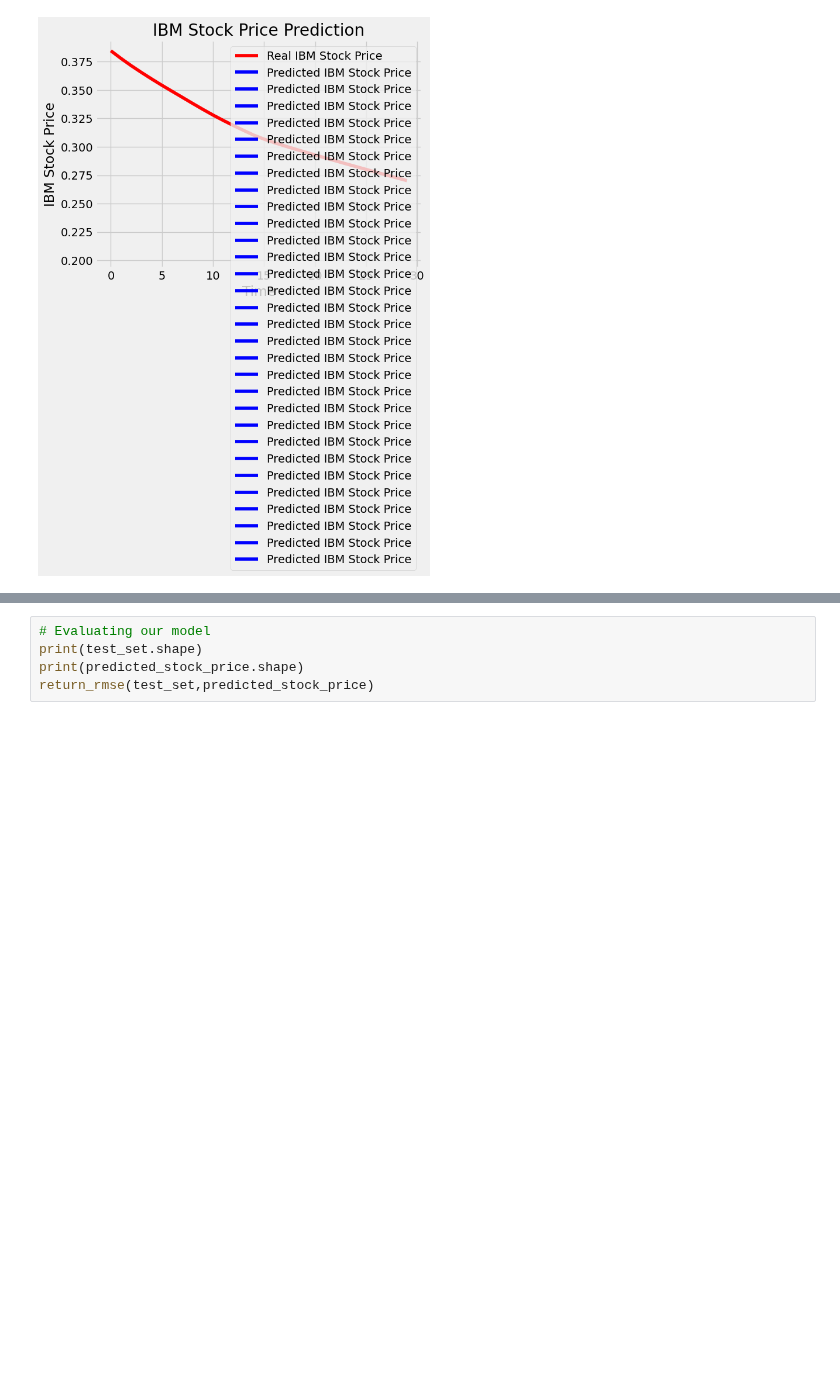
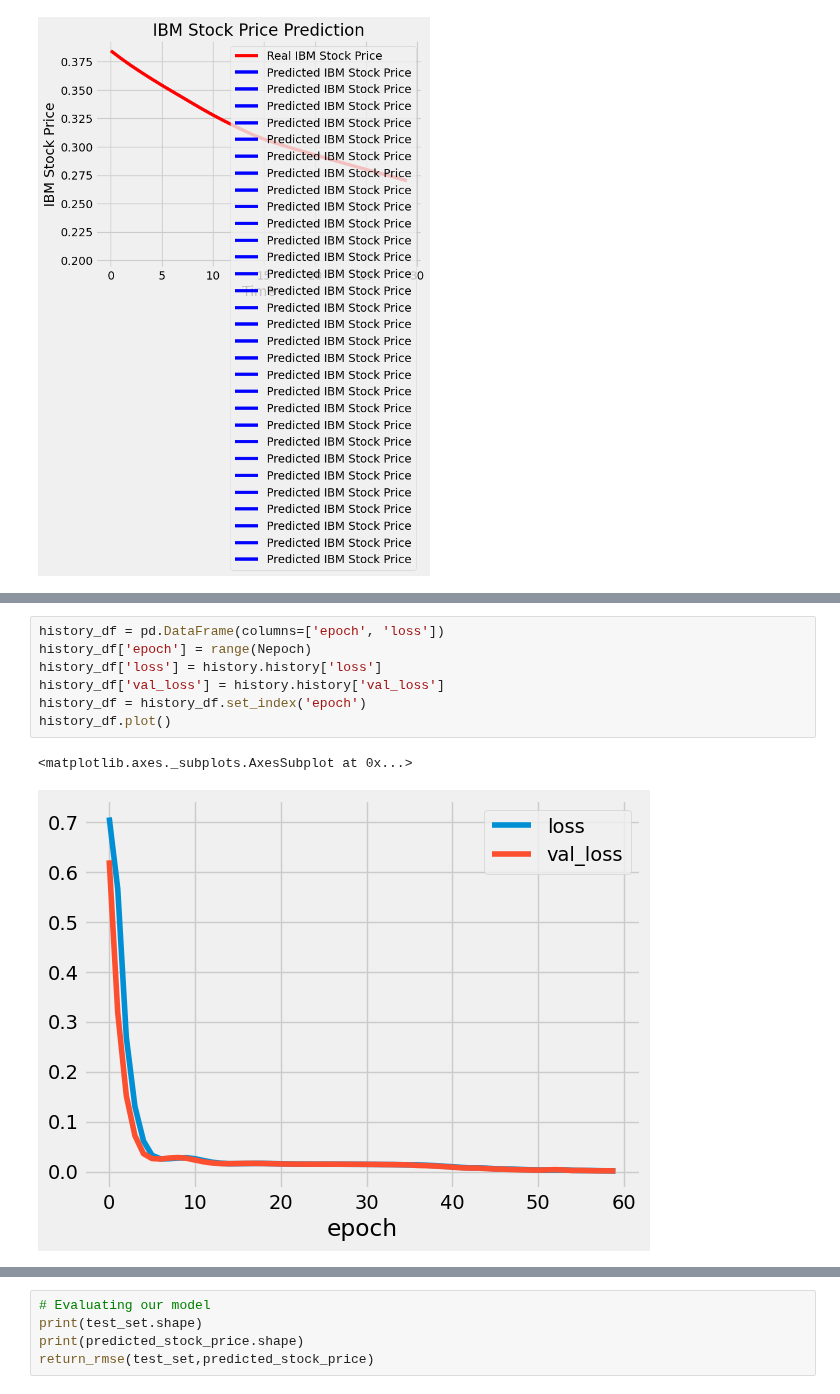
Before and after one commit to Simone-Scalella/AgriVision2022, a Jupyter notebook: GruEasy2.ipynb, the cells around one changed output, grey strips where cells are left out. Cells and saved outputs as stored; diff of their text form; blank space fills up the shorter version.

```diff
--- a/GruEasy2.ipynb
+++ b/GruEasy2.ipynb
@@ -232,4 +238,14 @@ Epoch 1000/1000
 [figure]
+# %%
+history_df = pd.DataFrame(columns=['epoch', 'loss'])
+history_df['epoch'] = range(Nepoch)
+history_df['loss'] = history.history['loss']
+history_df['val_loss'] = history.history['val_loss']
+history_df = history_df.set_index('epoch')
+history_df.plot()
+# %% [output]
+<matplotlib.axes._subplots.AxesSubplot at 0x...>
+[figure, added]
 # %%
 
 
```
Also changed, not shown: parts of 11 cells of this notebook.
